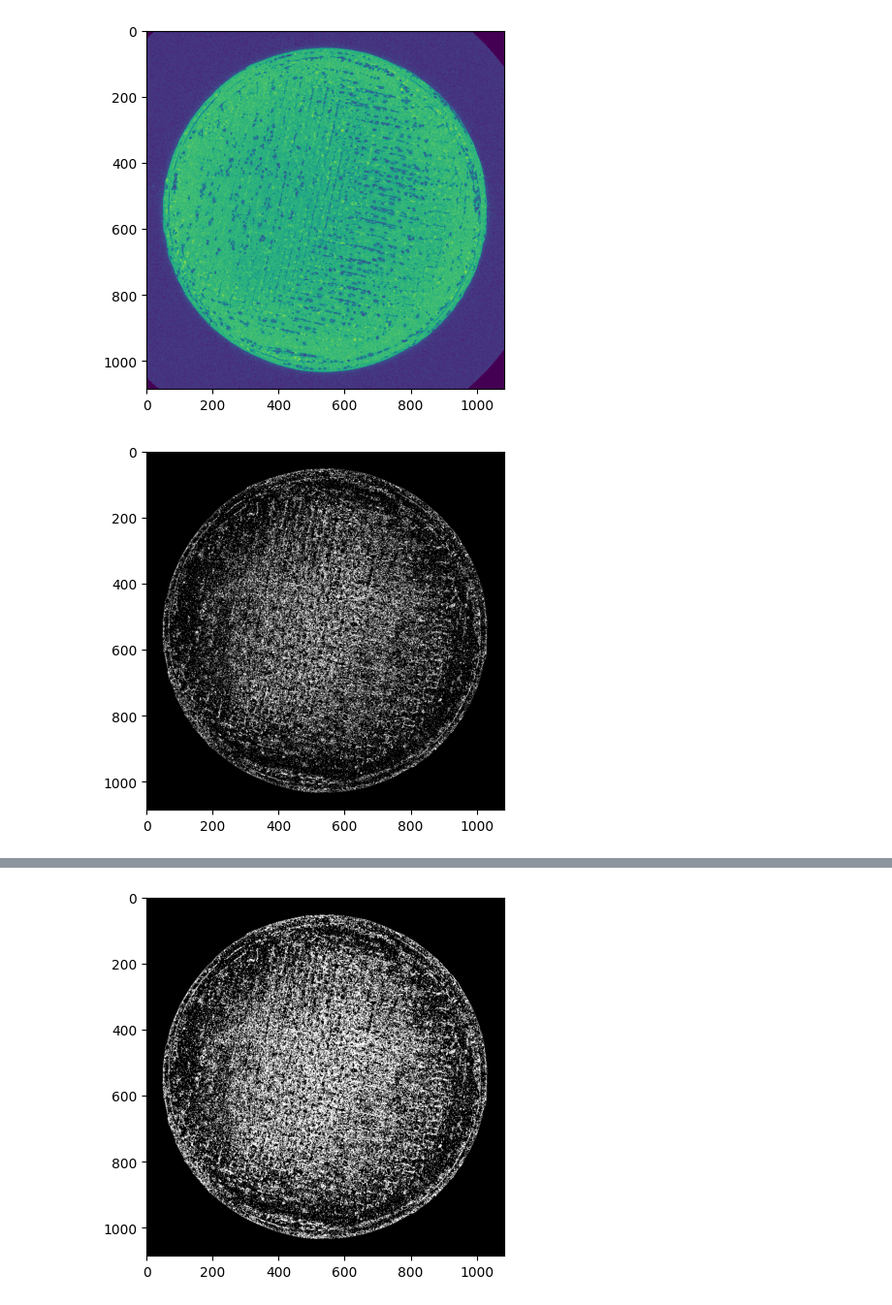
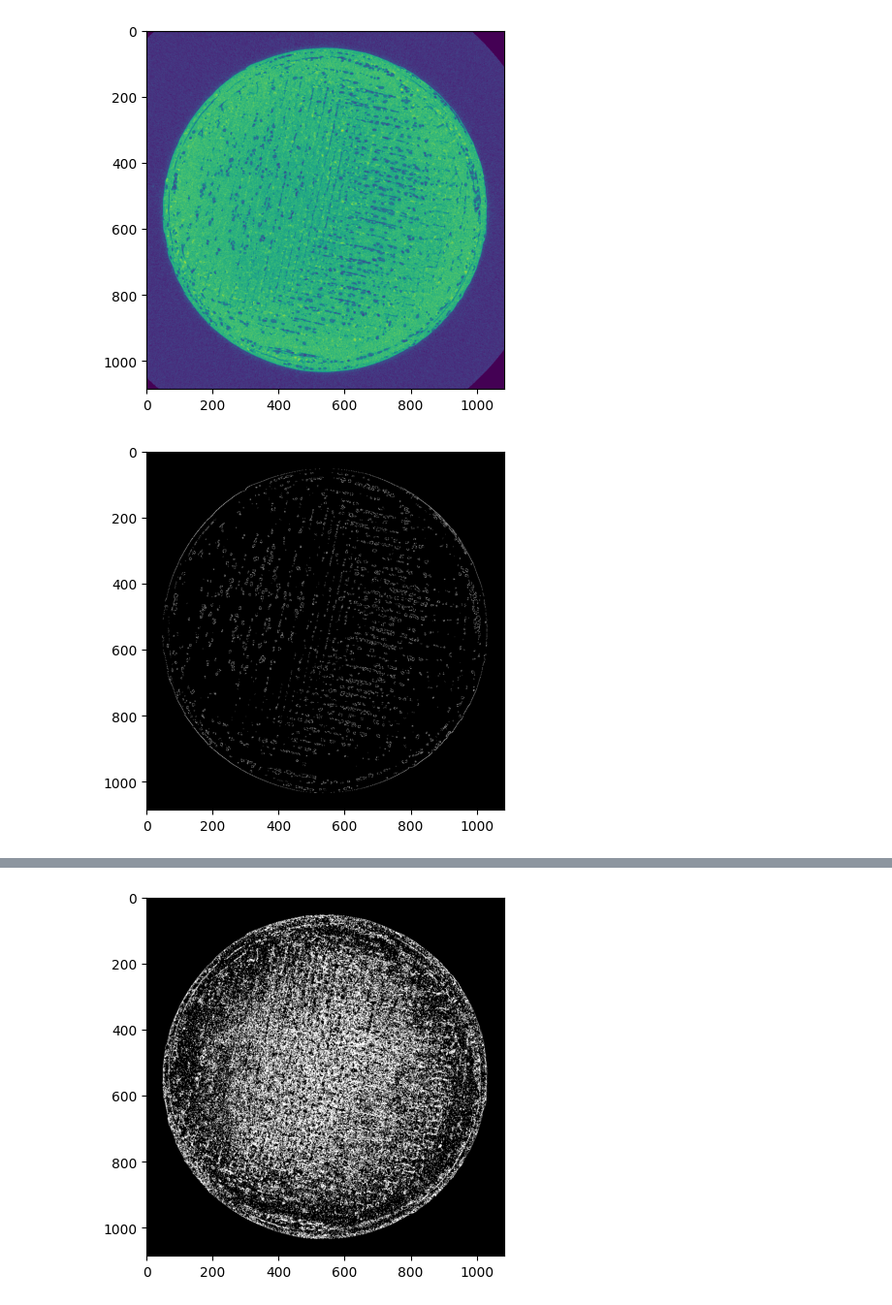
Before and after one commit to tpasfieldERAU/MA390-490_PNNL, a Jupyter notebook: am-specific/flood-fill.ipynb, the cells around one changed output, grey strips where cells are left out. Shown at 97% size. Drawn from its saved outputs; the diff is of its cells as text; code cells hidden in the pictures.

Commit message:
Add infill tests

```diff
--- a/am-specific/flood-fill.ipynb
+++ b/am-specific/flood-fill.ipynb
@@ -12,9 +12,10 @@ plt.show()
 # %% [output]
 [figure]
 # %%
-th_img = (test_img < 150) * test_img
-th_img = (th_img > 100)
-plt.imshow(th_img*255, cmap='gray')
+th_img = (test_img > 100)
+th_img = np.array(th_img*255, dtype=np.uint8)
+th_img = cv.Canny(th_img, 1100,1100)
+plt.imshow(th_img, cmap='gray')
 plt.show()
 # %% [output]
-[figure, old version]
+[figure, new version]
```
Also changed, not shown: parts of 2 cells of this notebook, 3 other files.
